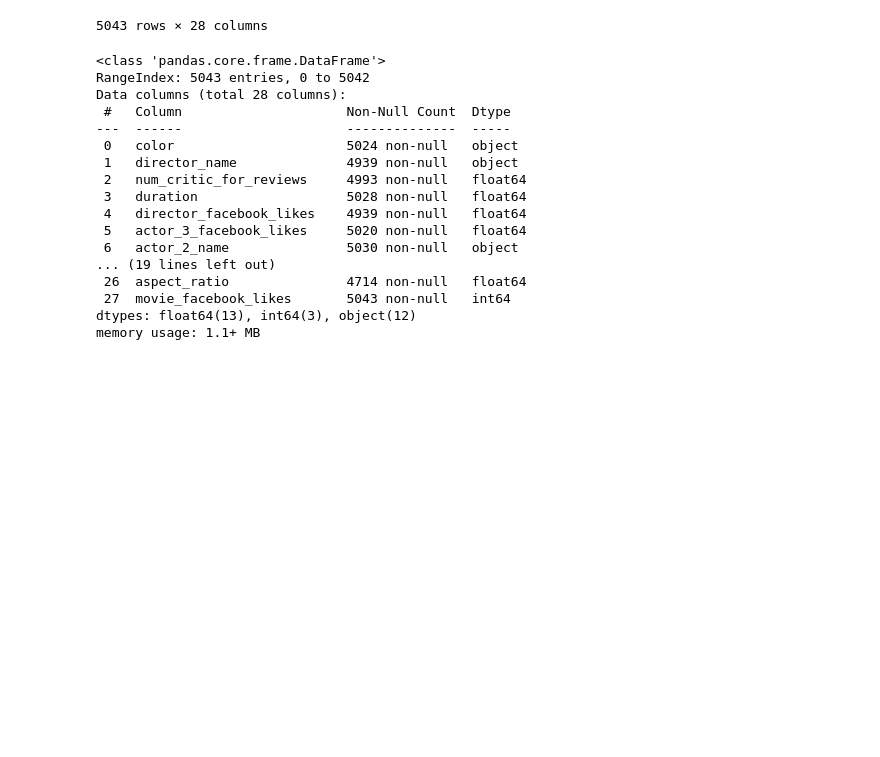
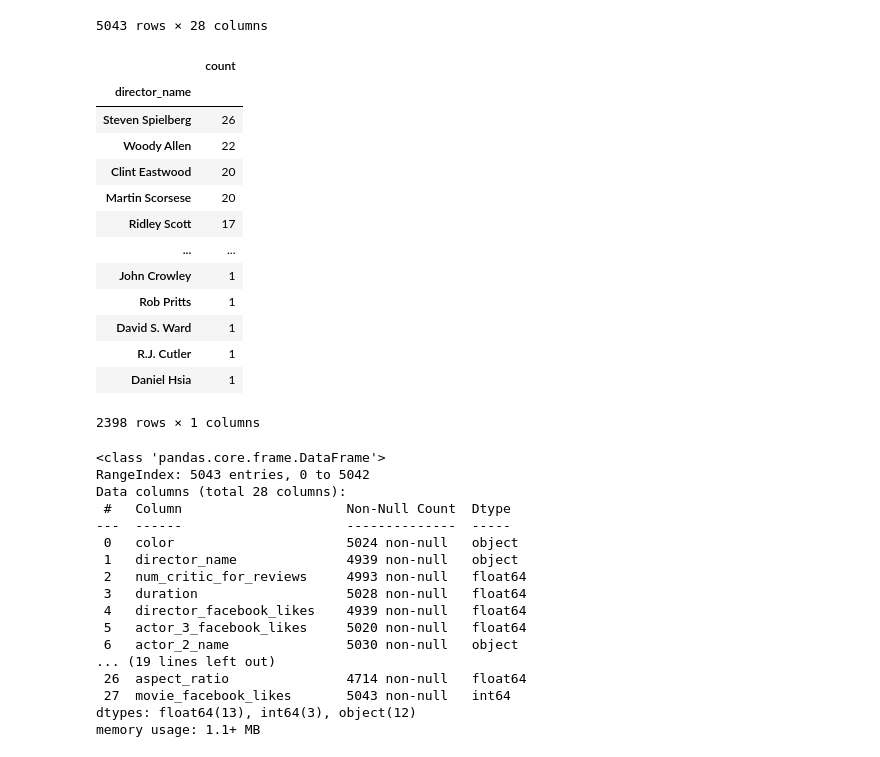
Before and after one commit to dylanlidailin/DS-3021, a Jupyter notebook: 08_DT_Class/DT_Class_Lab.ipynb, the cells around one changed output. Saved outputs shown, nothing was run; the diff lists cells and outputs as text; code cells hidden in the pictures; blank space fills up the shorter version.

```diff
--- a/08_DT_Class/DT_Class_Lab.ipynb
+++ b/08_DT_Class/DT_Class_Lab.ipynb
@@ -53,6 +50,25 @@ movie_metadata
 | 5041 | Color | Daniel Hsia | 14.0 | 100.0 | 0.0 | 489.0 | ... |
 | 5042 | Color | Jon Gunn | 43.0 | 90.0 | 16.0 | 16.0 | ... |
 5043 rows × 28 columns
+# %%
+dir_val=movie_metadata.director_name.value_counts()
+dir_val=pd.DataFrame(dir_val)
+dir_val
+# %% [output]
+|  | count |
+| director_name |  |
+| Steven Spielberg | 26 |
+| Woody Allen | 22 |
+| Clint Eastwood | 20 |
+| Martin Scorsese | 20 |
+| Ridley Scott | 17 |
+| ... | ... |
+| John Crowley | 1 |
+| Rob Pritts | 1 |
+| David S. Ward | 1 |
+| R.J. Cutler | 1 |
+| Daniel Hsia | 1 |
+2398 rows × 1 columns
 # %%
 movie_metadata.info()
 # %% [output]
```
Also changed, not shown: parts of 41 cells of this notebook, 2 other files.
